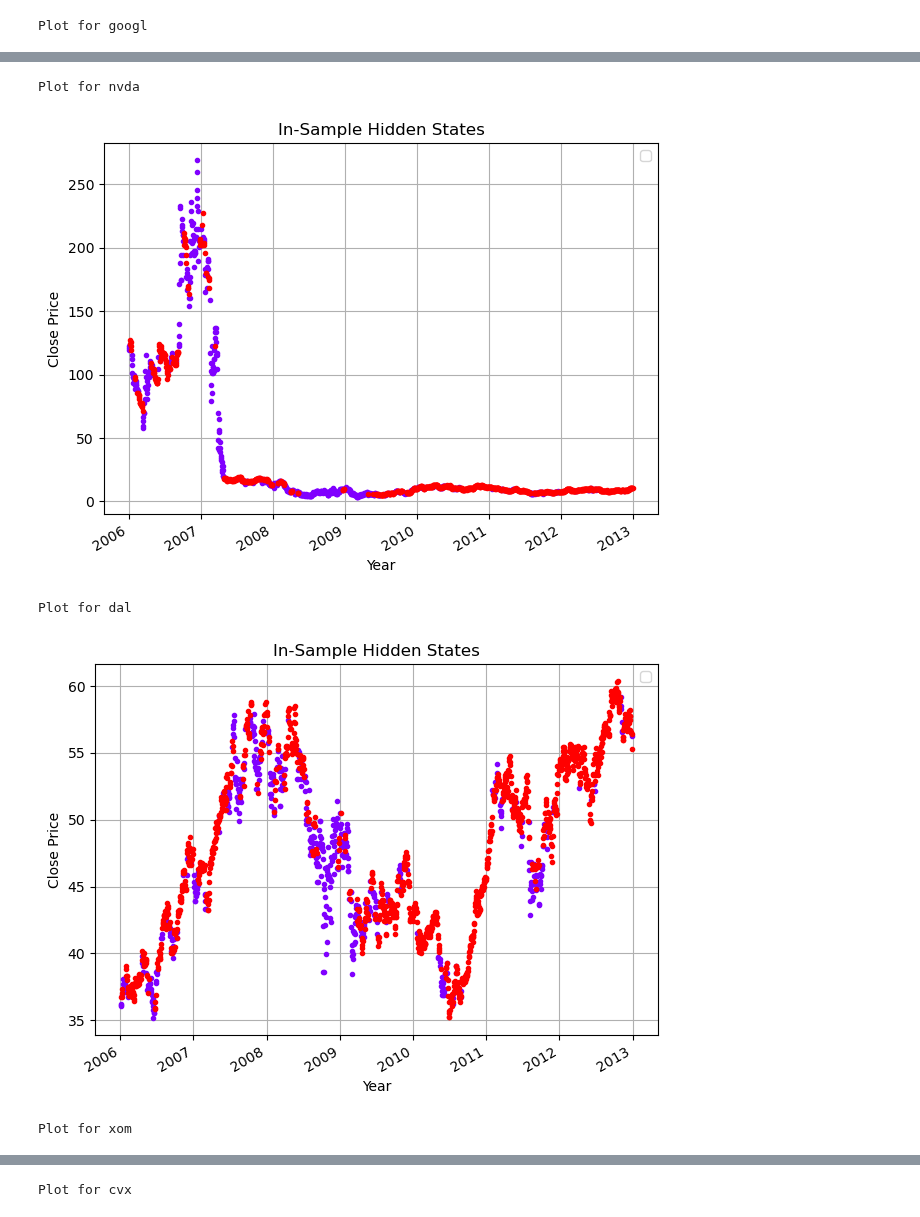
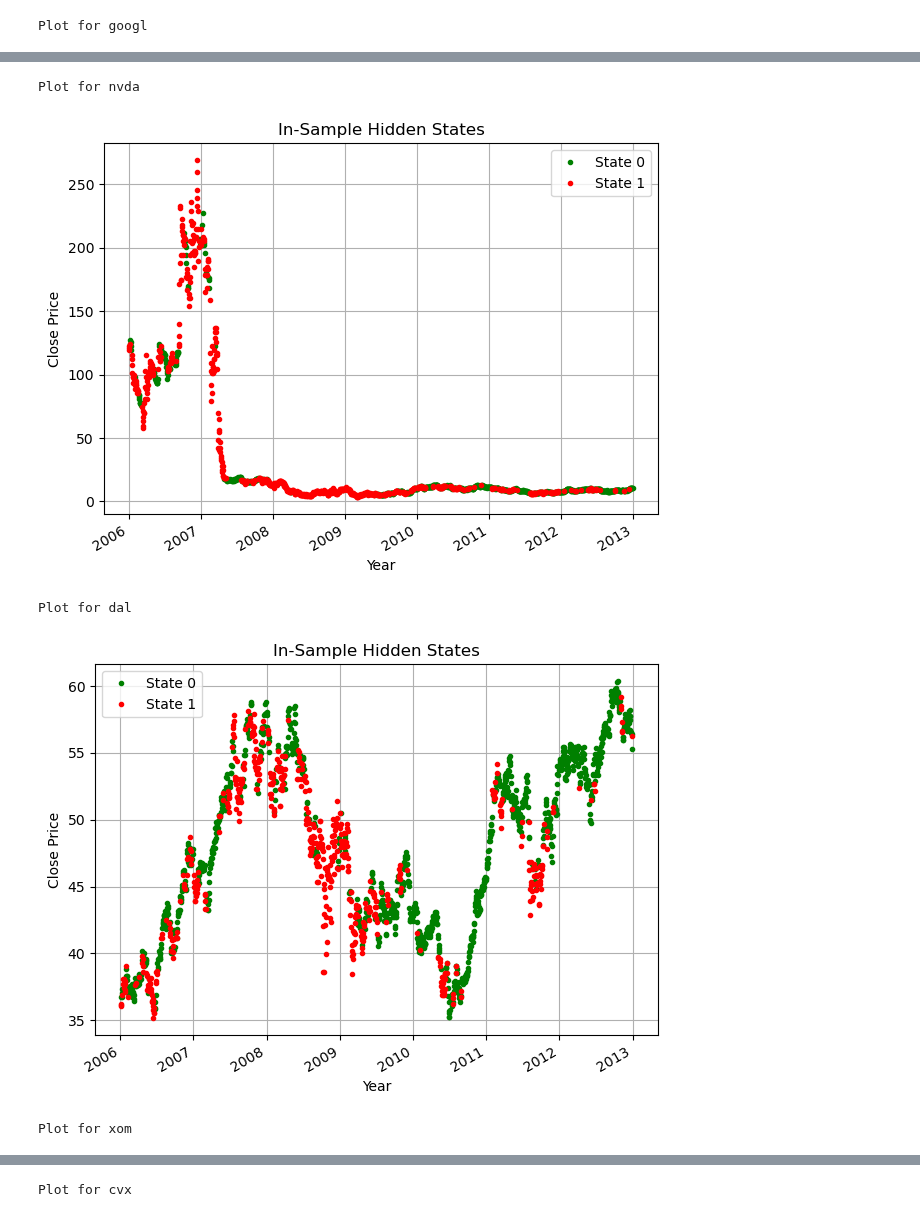
Before and after one commit to srijanrodo/erdos_regime_switch, a Jupyter notebook: stock_hmm.ipynb, the cells around one changed output, grey strips where cells are left out. Drawn from its saved outputs; the diff is of its cells as text; code cells hidden in the pictures.

```diff
--- a/stock_hmm.ipynb
+++ b/stock_hmm.ipynb
@@ -27,37 +27,27 @@ for sp,sn in zip(stock_paths,stocks):
     s['Date']=pd.to_datetime(s['Date'])
     s=s.iloc[3:]
     s=s.reset_index(drop=True)
-    s[features]=StandardScaler().fit_transform(s[features])
+    #s[features]=StandardScaler().fit_transform(s[features])
     s['Ticker']=sn
     data_full.append(s)
 # %%
 data_with_date=[x[features+["Date"]] for x in data_full]
 data = [x[features] for x in data_full]
 # %%
-def plot_in_sample_hidden_states(hmm_model, df, features):
-    """
-    Plot the adjusted closing prices masked by
-    the in-sample hidden states as a mechanism
-    to understand the market regimes.
-    """
-    # Predict the hidden states array
-    rets = df[features]
-    hidden_states = hmm_model.predict(rets)
-    #df['State']=hidden_states
+def plot_in_sample_hidden_states(df):
+    hidden_states = df['State']
     # Create the correctly formatted plot
-    #sns.scatterplot(data=df,y='Close',x='Date',hue='State',palette=['red','blue'])
     fig, ax = plt.subplots()
+    state_colors = {0: 'green', 1: 'red'}
 
-    colours = cm.rainbow(
-        np.linspace(0, 1, hmm_model.n_components)
-    )
-    for i, (colour) in enumerate(colours):
-        mask = hidden_states == i
+    for state, color in state_colors.items():
+        mask = hidden_states == state
         ax.plot(
             df.index[mask],
             df["Close"][mask],
             ".", linestyle='none',
-            c=colour
+            c=color,
+            label=f"State {state}"
         )
 # Format x-axis with years
     ax.xaxis.set_major_locator(mdates.YearLocator())      # one tick per year
@@ -88,0 +74,15 @@ for x in data_full:
+# %%
+def regime(state_info):
+    return state_info[1] #returns volatility for now
+# %%
+l=[] #stores the mean feature values across stocks
+for (i,x) in enumerate(data):
+    x['State']=pd.Series(models[i].predict(x[features]))
+    state_0 = x[x['State']==0].mean()
+    state_1 = x[x['State']==1].mean()
+    l.append((state_0,state_1))
+    [a,b]  = list(map(regime, [state_0,state_1]))
+    if a > b:
+        x['State']=1-x['State']
+    x['Ticker']=stocks[i]
+    data_full[i]["State"]=x["State"]
@@ -91,6 +109,6 @@ for i in range(len(stocks)):
     stock = data_full[i]
     df= stock[stock["Date"].dt.year.isin(range(2006,2013))].reset_index(drop=True)
     df.set_index('Date', inplace=True)
-    plot_in_sample_hidden_states(model,df,features)
+    plot_in_sample_hidden_states(df)
     print(f"Plot for {stocks[i]}")
 # %% [output]
@@ -102,5 +120,5 @@ Plot for googl
 Plot for nvda
-[figure, old version]
+[figure, new version]
 Plot for dal
-[figure, old version]
+[figure, new version]
 Plot for xom
```
Also changed, not shown: parts of 7 cells of this notebook, 1 other file.
